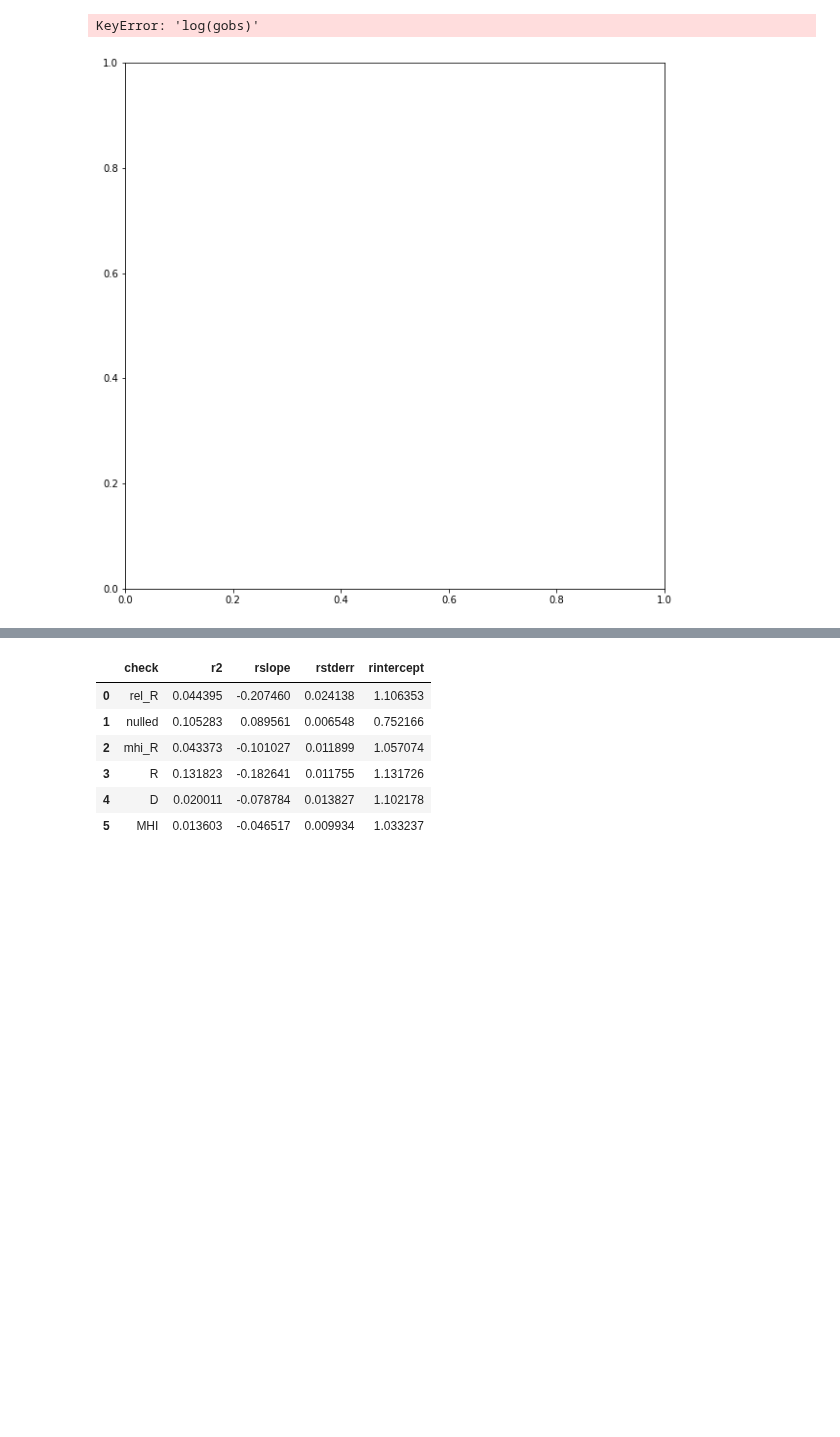
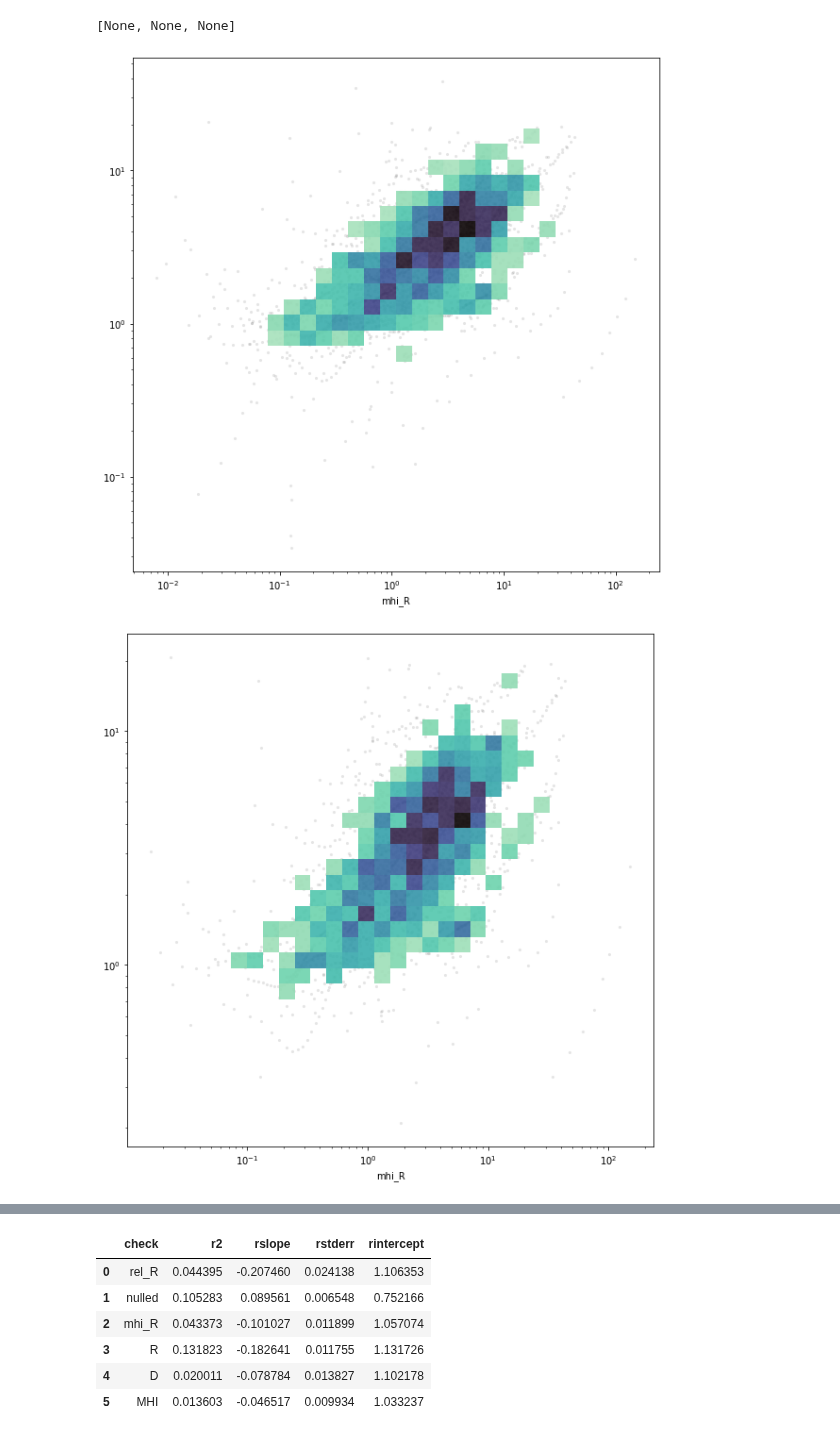
Before and after one commit to timjdavey/galactus, a Jupyter notebook: notebooks/Sparc RAR.ipynb, the cells around one changed output, grey strips where cells are left out. Saved outputs shown, nothing was run; the diff lists cells and outputs as text; code cells hidden in the pictures; blank space fills up the shorter version.

```diff
--- a/notebooks/Sparc RAR.ipynb
+++ b/notebooks/Sparc RAR.ipynb
@@ -98,28 +10,34 @@ def plot_rar(df):
+# %%
+standard_result = Result()
 # %%
 """
 OTHER CANDIDATES
 
 Best so far is force*gamma*(epsilon**(nulled**alpha))
 Logisitic function force/(1+e**(nulled**alpha + epsilon))
 
 """
 
 
 
 def nulled_plot(df):
     fig, axes = plt.subplots(1,1, figsize=(10,10))
-    x = np.log10(df['Fnulled'])
-    y = df['log_gobs']/(1.8*df['log(W_gbar)']/(x**(0.35)))
-    sns.scatterplot(data=df, x=x, y=y, color='black', s=10, alpha=0.1)
+    x = df['mhi_R']
+    y = df['gobs']/(1.78*df['Wgbar']/(x**(0.348)))
+    y = df['gobs']/(df['Wgbar'])
+    g = sns.scatterplot(data=df, x=x, y=y, color='black', s=10, alpha=0.1)
+    g.set(xscale='log', yscale='log')
     sns.histplot(data=df, x=x, y=y, bins=30, pthresh=.1, cmap="mako_r", alpha=0.9)
+
     result = sp.stats.linregress(x, y)
-    sns.lineplot(x=x, y=result.slope*x+result.intercept, color='red').set(ylim=(0,None))
-    axes.axhline(y=1, color='orange')
-    print(result.intercept, result.slope)
+    #sns.lineplot(x=x, y=result.slope*x+result.intercept, color='red').set(ylim=(0,None))
+    #axes.axhline(y=1, color='orange')
+    #print(result.intercept, result.slope)
     #sns.regplot(x=x, y=y, order=1, x_bins=20, color='orange')
 
 
-nulled_plot(full_df)
+[nulled_plot(d) for d in standard_result.datasets().values()]
 # %% [output]
-KeyError: 'log(gobs)'
+[None, None, None]
-[figure, old version]
+[figure, new version]
+[figure, added]
```
Also changed, not shown: parts of 13 cells of this notebook, 7 other files.
